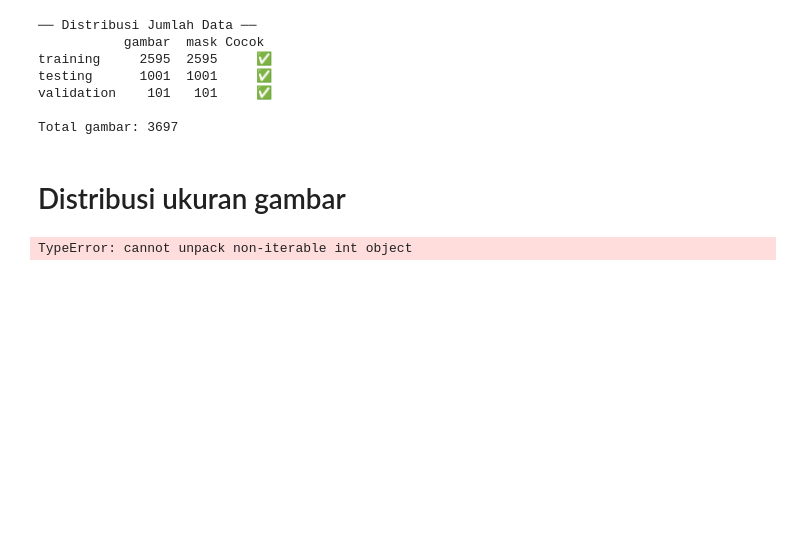
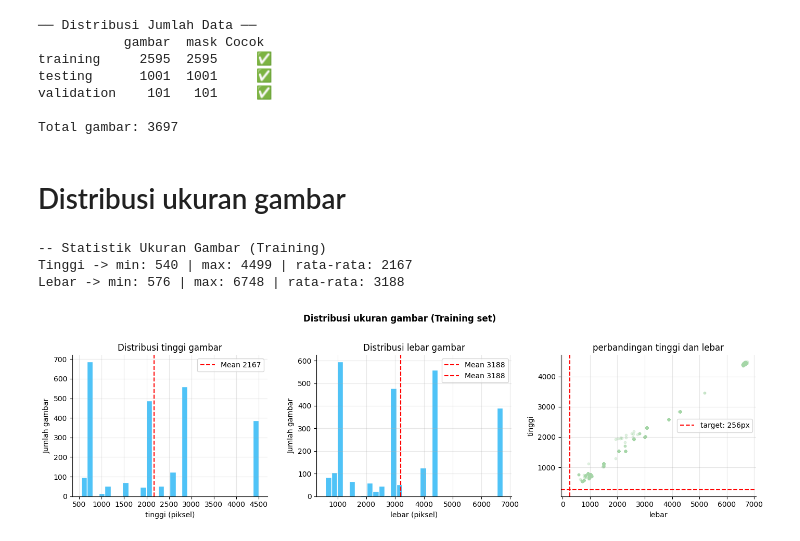
Before and after one commit to NateNats/U-Net-Architecture, a Jupyter notebook: notebooks/exploratory data analysis.ipynb, the cells around one changed output. Saved outputs shown, nothing was run; the diff lists cells and outputs as text; code cells hidden in the pictures; blank space fills up the shorter version.

```diff
--- a/notebooks/exploratory data analysis.ipynb
+++ b/notebooks/exploratory data analysis.ipynb
@@ -62,7 +62,7 @@ Total gambar: 3697
 # Distribusi ukuran gambar
 # %%
 img_dir = Path(DATASET_DIR) / 'training' / 'images'
-img_paths = sorted(list(img_dir.glob(".")))
+img_paths = sorted(list(img_dir.glob("*.*")))
 heights, widths, aspects = [], [], []
 
 for img_path in tqdm(img_paths, desc="membaca distribusi ukuran gambar"):
@@ -77,4 +77,53 @@ print(f"\n-- Statistik Ukuran Gambar (Training)")
 print(f"Tinggi -> min: {min(heights)} | max: {max(heights)} | rata-rata: {np.mean(heights):.0f}")
 print(f"Lebar -> min: {min(widths)} | max: {max(widths)} | rata-rata: {np.mean(widths):.0f}")
 # %% [output]
-TypeError: cannot unpack non-iterable int object
+-- Statistik Ukuran Gambar (Training)
+Tinggi -> min: 540 | max: 4499 | rata-rata: 2167
+Lebar -> min: 576 | max: 6748 | rata-rata: 3188
+# %%
+# plot hasil distribusi gambar
+fig, axs = plt.subplots(1, 3, figsize=(14, 4))
+fig.suptitle('Distribusi ukuran gambar (Training set)', fontweight='bold', y=1.02)
+
+axs[0].hist(heights, bins=30, color='#4FC3F7', edgecolor='white')
+axs[0].axvline(np.mean(heights), color='red', linestyle='--', linewidth=1.5, label=f'Mean {np.mean(heights):.0f}')
+axs[0].set_title('Distribusi tinggi gambar')
+axs[0].set_xlabel('tinggi (piksel)')
+axs[0].set_ylabel('Jumlah gambar')
+axs[0].legend()
+axs[0].grid(alpha=0.3)
+
+axs[1].hist(widths, bins=30, color='#4FC3F7', edgecolor='white')
+axs[1].axvline(np.mean(widths), color='red', linestyle='--', linewidth=1.5, label=f'Mean {np.mean(widths):.0f}')
+axs[1].set_title('Distribusi lebar gambar')
+axs[1].set_xlabel('lebar (piksel)')
+axs[1].set_ylabel('Jumlah gambar')
+axs[1].legend()
+axs[1].grid(alpha=0.3)
+
+axs[1].hist(widths, bins=30, color='#4FC3F7', edgecolor='white')
+axs[1].axvline(np.mean(widths), color='red', linestyle='--', linewidth=1.5, label=f'Mean {np.mean(widths):.0f}')
+axs[1].set_title('Distribusi lebar gambar')
+axs[1].set_xlabel('lebar (piksel)')
+axs[1].set_ylabel('Jumlah gambar')
+axs[1].legend()
+axs[1].grid(alpha=0.3)
+
+axs[2].scatter(widths, heights, alpha=0.3, s=10, color='#A5D6A7')
+axs[2].axvline(256, color='red', linestyle='--', linewidth=1.5)
+axs[2].axhline(256, color='red', linestyle='--', linewidth=1.5, label='target: 256px')
+axs[2].set_title('perbandingan tinggi dan lebar')
+axs[2].set_xlabel('lebar')
+axs[2].set_ylabel('tinggi')
+axs[2].legend()
+axs[2].grid(alpha=0.3)
+
+for ax in axs:
+    ax.spines['top'].set_visible(False)
+    ax.spines['right'].set_visible(False)
+
+plt.tight_layout()
+plt.savefig(os.path.join(ROOT, 'output/eda/ukuran_distribusi.png'), dpi=150, bbox_inches='tight')
+plt.show()
+# %% [output]
+[figure, added]
```
Also changed, not shown: 1 other file.
